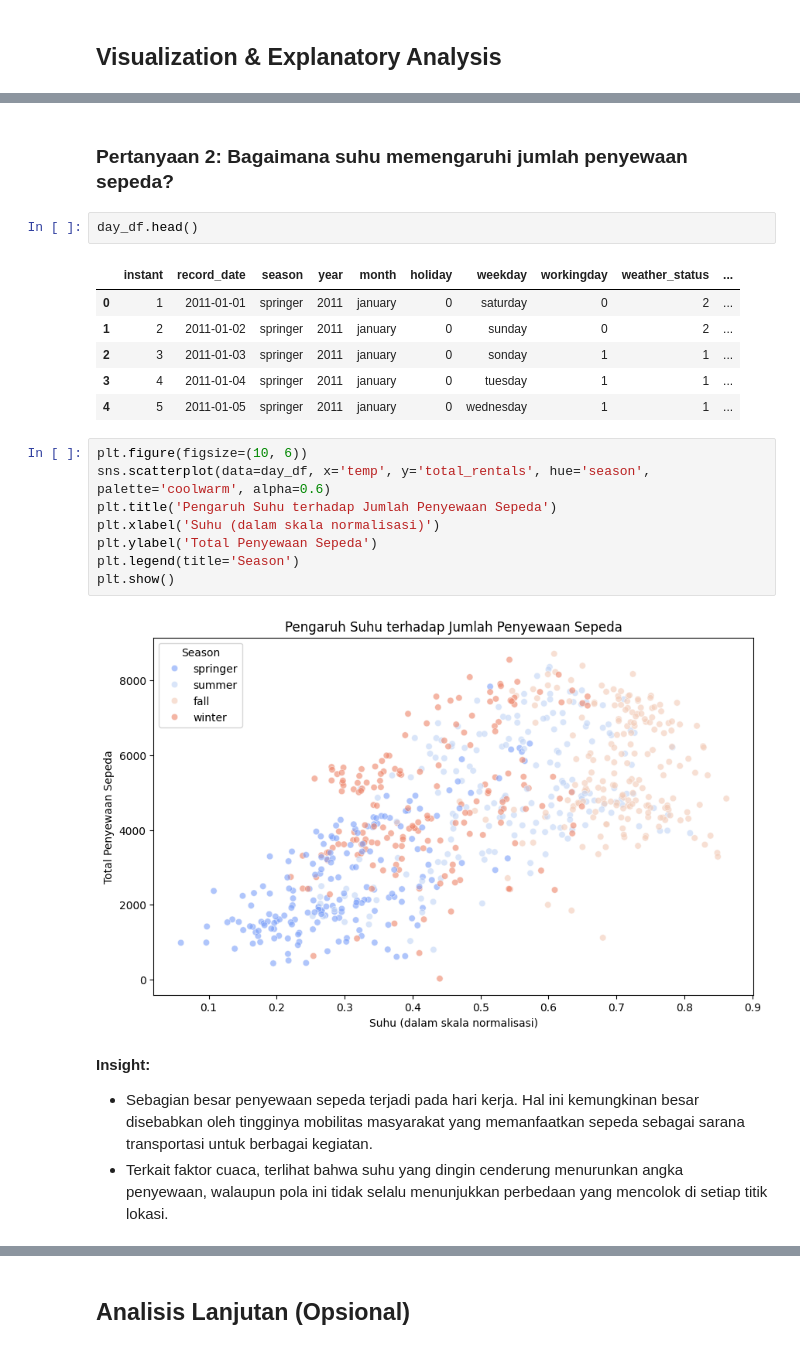
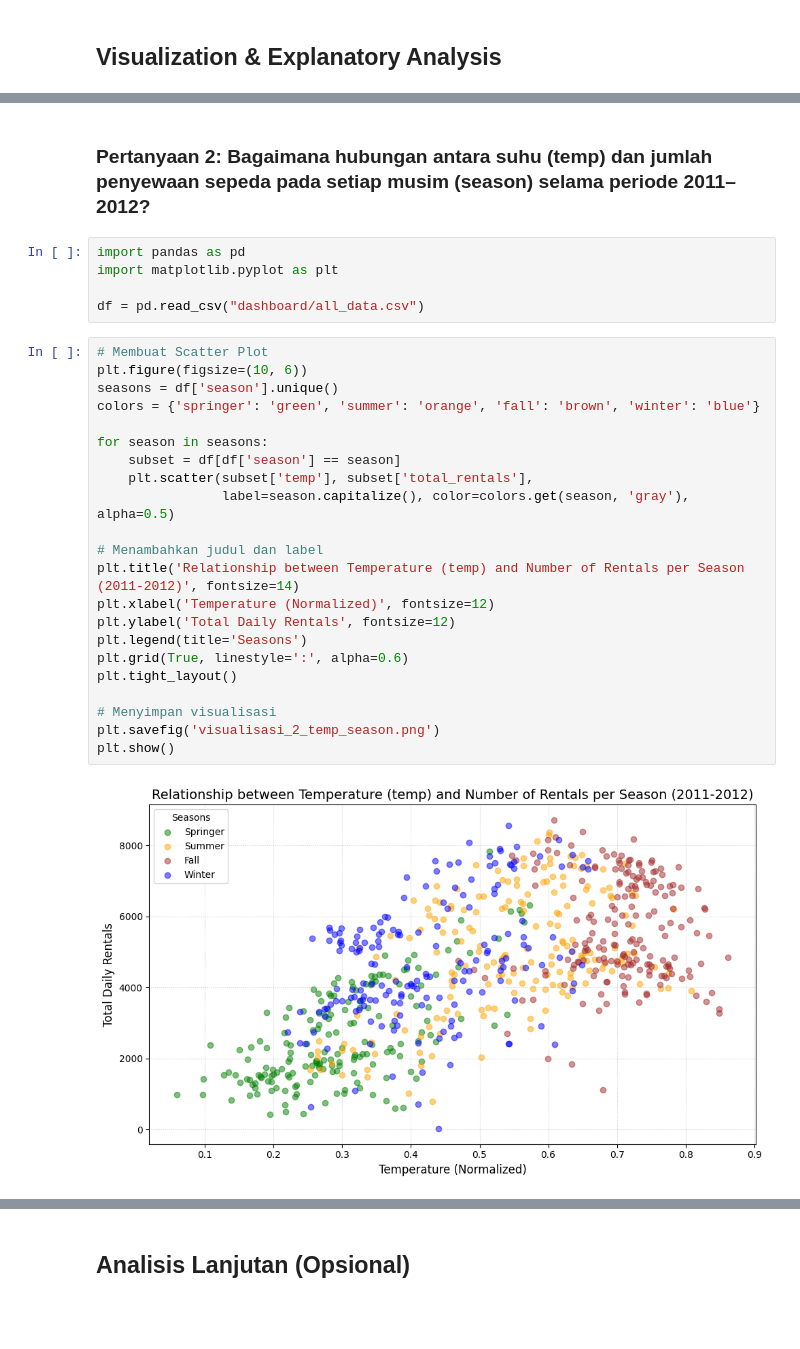
Before and after one commit to huszen/bike-sharing-data-analysis, a Jupyter notebook: notebook.ipynb, the cells around one changed output, grey strips where cells are left out. Saved outputs shown, nothing was run; the diff lists cells and outputs as text; blank space fills up the shorter version.

```diff
--- a/notebook.ipynb
+++ b/notebook.ipynb
@@ -478,25 +561,31 @@ Passing `palette` without assigning `hue` is deprecated and will be removed in v
 # %% [markdown]
-### Pertanyaan 2: Bagaimana suhu memengaruhi jumlah penyewaan sepeda?
+### Pertanyaan 2: Bagaimana hubungan antara suhu (temp) dan jumlah penyewaan sepeda pada setiap musim (season) selama periode 2011–2012?
-# %%
-day_df.head()
-# %% [output]
-|  | instant | record_date | season | year | month | holiday | weekday | workingday | weather_status | ... |
-| 0 | 1 | 2011-01-01 | springer | 2011 | january | 0 | saturday | 0 | 2 | ... |
-| 1 | 2 | 2011-01-02 | springer | 2011 | january | 0 | sunday | 0 | 2 | ... |
-| 2 | 3 | 2011-01-03 | springer | 2011 | january | 0 | sonday | 1 | 1 | ... |
-| 3 | 4 | 2011-01-04 | springer | 2011 | january | 0 | tuesday | 1 | 1 | ... |
-| 4 | 5 | 2011-01-05 | springer | 2011 | january | 0 | wednesday | 1 | 1 | ... |
-# %%
-plt.figure(figsize=(10, 6))
-sns.scatterplot(data=day_df, x='temp', y='total_rentals', hue='season', palette='coolwarm', alpha=0.6)
-plt.title('Pengaruh Suhu terhadap Jumlah Penyewaan Sepeda')
-plt.xlabel('Suhu (dalam skala normalisasi)')
-plt.ylabel('Total Penyewaan Sepeda')
-plt.legend(title='Season')
-plt.show()
-# %% [output]
-[figure, removed]
-# %% [markdown]
-**Insight:**
-- Sebagian besar penyewaan sepeda terjadi pada hari kerja. Hal ini kemungkinan besar disebabkan oleh tingginya mobilitas masyarakat yang memanfaatkan sepeda sebagai sarana transportasi untuk berbagai kegiatan.
-- Terkait faktor cuaca, terlihat bahwa suhu yang dingin cenderung menurunkan angka penyewaan, walaupun pola ini tidak selalu menunjukkan perbedaan yang mencolok di setiap titik lokasi.
+# %%
+import pandas as pd
+import matplotlib.pyplot as plt
+
+df = pd.read_csv("dashboard/all_data.csv")
+# %%
+# Membuat Scatter Plot
+plt.figure(figsize=(10, 6))
+seasons = df['season'].unique()
+colors = {'springer': 'green', 'summer': 'orange', 'fall': 'brown', 'winter': 'blue'}
+
+for season in seasons:
+    subset = df[df['season'] == season]
+    plt.scatter(subset['temp'], subset['total_rentals'],
+                label=season.capitalize(), color=colors.get(season, 'gray'), alpha=0.5)
+
+# Menambahkan judul dan label
+plt.title('Relationship between Temperature (temp) and Number of Rentals per Season (2011-2012)', fontsize=14)
+plt.xlabel('Temperature (Normalized)', fontsize=12)
+plt.ylabel('Total Daily Rentals', fontsize=12)
+plt.legend(title='Seasons')
+plt.grid(True, linestyle=':', alpha=0.6)
+plt.tight_layout()
+
+# Menyimpan visualisasi
+plt.savefig('visualisasi_2_temp_season.png')
+plt.show()
+# %% [output]
+[figure, added]
```
Also changed, not shown: parts of 14 cells of this notebook, 1 other file.
